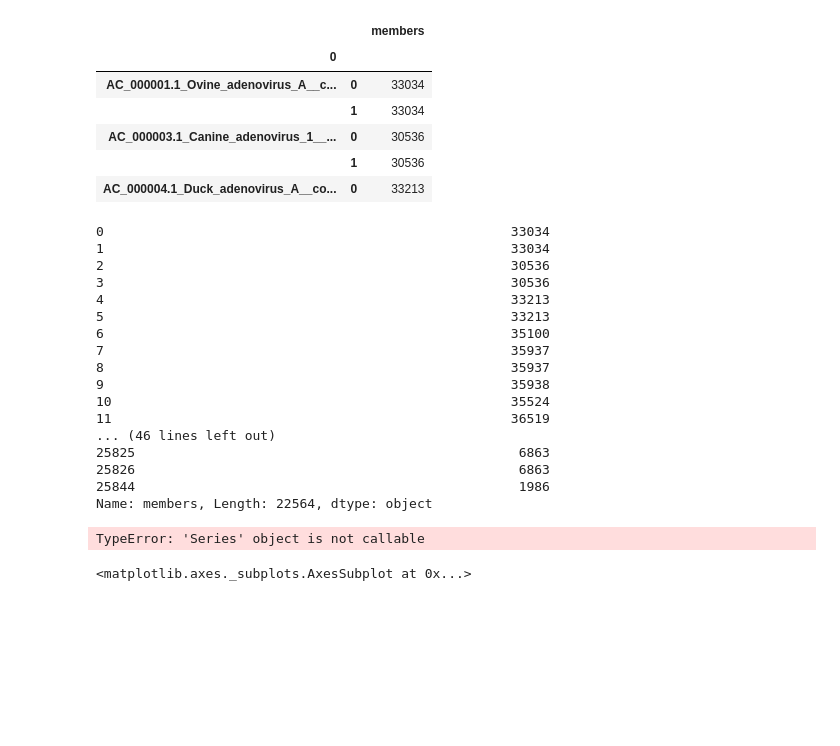
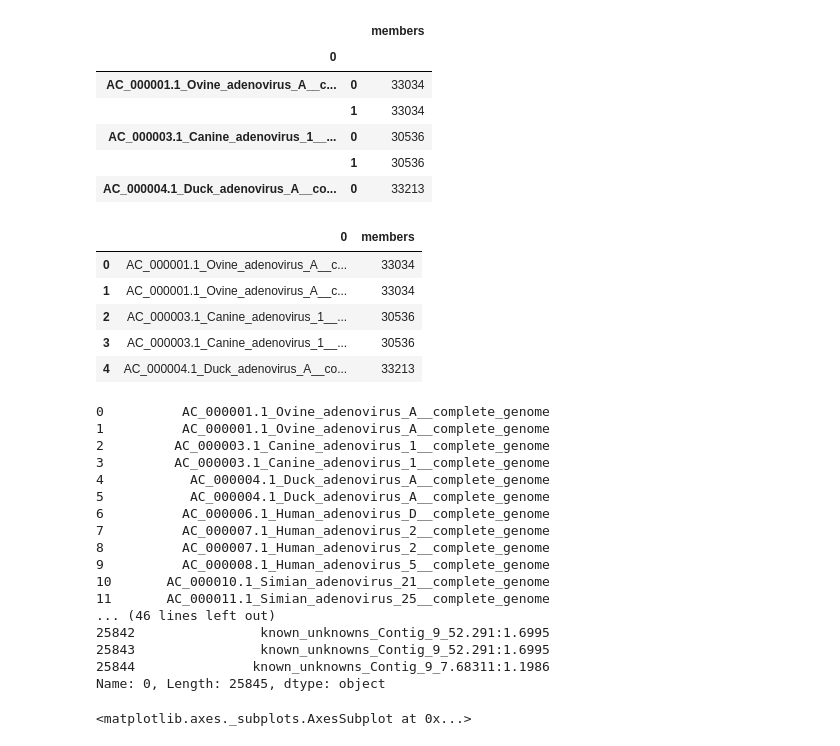
Before and after one commit to NCBI-Hackathons/VirusDiscoveryProject, a Jupyter notebook: Phylo/cluster_analyses.ipynb, the cells around one changed output. Drawn from its saved outputs; the diff is of its cells as text; code cells hidden in the pictures; blank space fills up the shorter version.

```diff
--- a/Phylo/cluster_analyses.ipynb
+++ b/Phylo/cluster_analyses.ipynb
@@ -98,34 +103,41 @@ length_info.head()
 # %%
 length_info_reset = length_info.reset_index()
 length_info_final = length_info_reset.drop(["level_1"], axis=1)
 length_info_final.head()
-length_info_final.groupby(0)["members"].head()
 # %% [output]
-0                                                    33034
-1                                                    33034
-2                                                    30536
-3                                                    30536
-4                                                    33213
-5                                                    33213
-6                                                    35100
-7                                                    35937
-8                                                    35937
-9                                                    35938
-10                                                   35524
-11                                                   36519
-... (46 lines left out)
-25825                                                 6863
-25826                                                 6863
-25844                                                 1986
-Name: members, Length: 22564, dtype: object
+|  | 0 | members |
+| 0 | AC_000001.1_Ovine_adenovirus_A__c... | 33034 |
+| 1 | AC_000001.1_Ovine_adenovirus_A__c... | 33034 |
+| 2 | AC_000003.1_Canine_adenovirus_1__... | 30536 |
+| 3 | AC_000003.1_Canine_adenovirus_1__... | 30536 |
+| 4 | AC_000004.1_Duck_adenovirus_A__co... | 33213 |
 # %%
-#length_info.groupby(0)["members"].apply(sum)
-length_info.dtypes()
+length_info_final[0] =
+#mig = length_info.groupby(0)
+#mig.head()
+#mig[mig[0] == "NC_000852.5_Paramecium_bursaria_Chlorella_virus_1__complete_genome_0"]
+
 #len_map_table['sum']= len_map_table.sum(axis=1)
 #len_map_table['SD']= len_map_table.std(axis=1)
 #len_map_table.head()
 # %% [output]
-TypeError: 'Series' object is not callable
+0          AC_000001.1_Ovine_adenovirus_A__complete_genome
+1          AC_000001.1_Ovine_adenovirus_A__complete_genome
+2         AC_000003.1_Canine_adenovirus_1__complete_genome
+3         AC_000003.1_Canine_adenovirus_1__complete_genome
+4           AC_000004.1_Duck_adenovirus_A__complete_genome
+5           AC_000004.1_Duck_adenovirus_A__complete_genome
+6          AC_000006.1_Human_adenovirus_D__complete_genome
+7          AC_000007.1_Human_adenovirus_2__complete_genome
+8          AC_000007.1_Human_adenovirus_2__complete_genome
+9          AC_000008.1_Human_adenovirus_5__complete_genome
+10       AC_000010.1_Simian_adenovirus_21__complete_genome
+11       AC_000011.1_Simian_adenovirus_25__complete_genome
+... (46 lines left out)
+25842                known_unknowns_Contig_9_52.291:1.6995
+25843                known_unknowns_Contig_9_52.291:1.6995
+25844               known_unknowns_Contig_9_7.68311:1.1986
+Name: 0, Length: 25845, dtype: object
 # %%
 sns.distplot(len_map_table['sum'].tolist())
 # %% [output]
```
Also changed, not shown: parts of 15 cells of this notebook.
